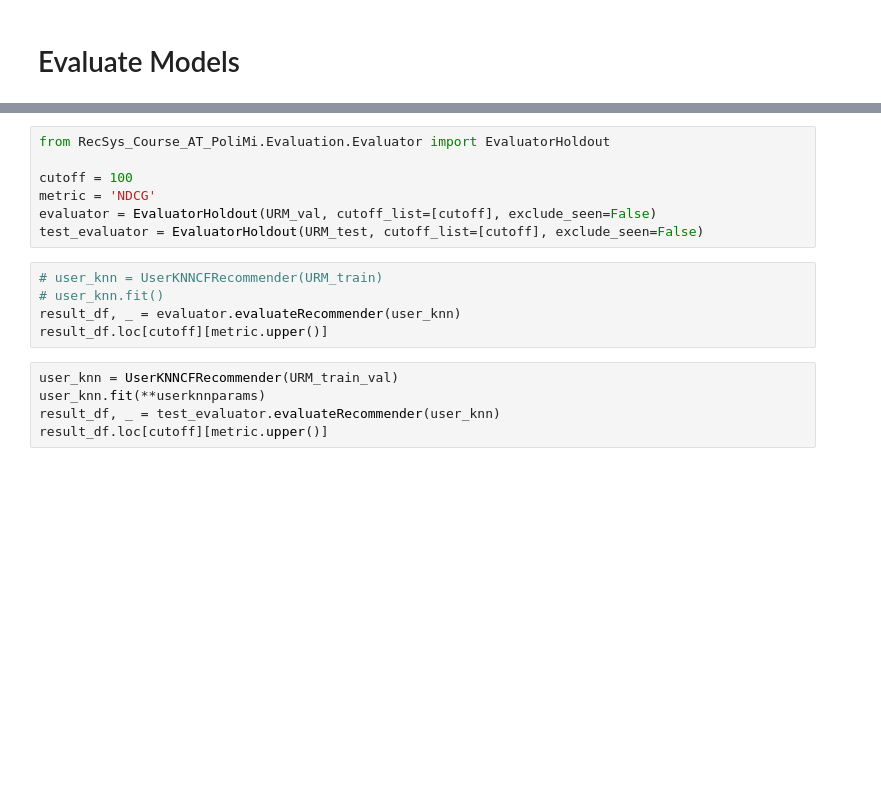
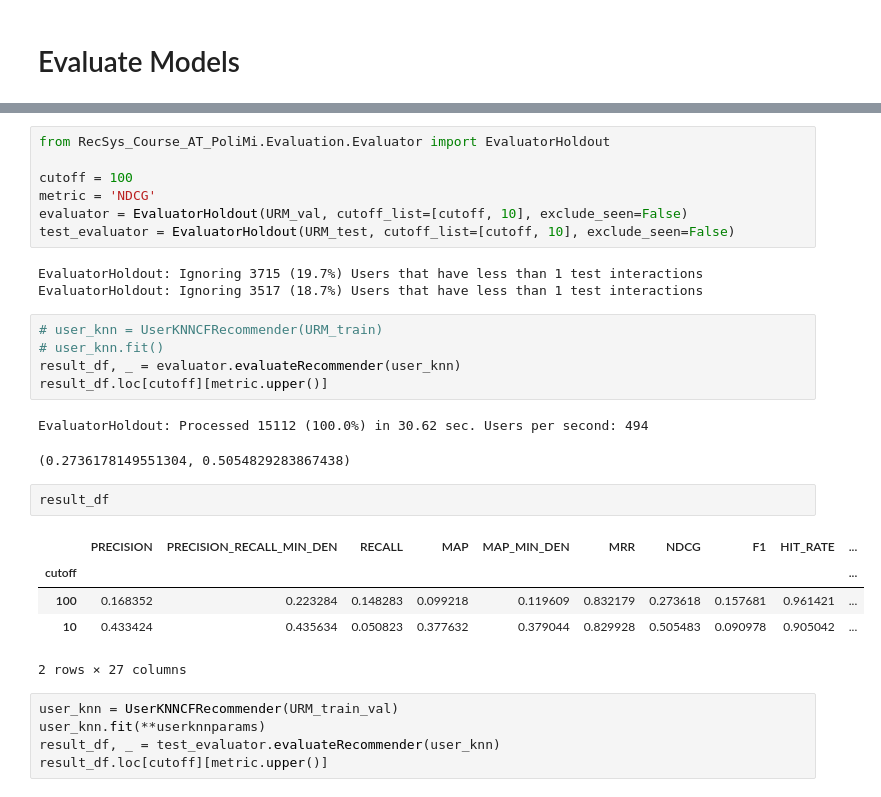
Before and after one commit to recsyspolimi/recsys-challenge-2024-ekstrabladet, a Jupyter notebook: notebooks/urm/urm_ner_train.ipynb, the cells around one changed output, grey strips where cells are left out. Cells and saved outputs as stored; diff of their text form; blank space fills up the shorter version.

```diff
--- a/notebooks/urm/urm_ner_train.ipynb
+++ b/notebooks/urm/urm_ner_train.ipynb
@@ -192,13 +201,27 @@ from RecSys_Course_AT_PoliMi.Evaluation.Evaluator import EvaluatorHoldout
 
 cutoff = 100
 metric = 'NDCG'
-evaluator = EvaluatorHoldout(URM_val, cutoff_list=[cutoff], exclude_seen=False)
-test_evaluator = EvaluatorHoldout(URM_test, cutoff_list=[cutoff], exclude_seen=False)
+evaluator = EvaluatorHoldout(URM_val, cutoff_list=[cutoff, 10], exclude_seen=False)
+test_evaluator = EvaluatorHoldout(URM_test, cutoff_list=[cutoff, 10], exclude_seen=False)
+# %% [output]
+EvaluatorHoldout: Ignoring 3715 (19.7%) Users that have less than 1 test interactions
+EvaluatorHoldout: Ignoring 3517 (18.7%) Users that have less than 1 test interactions
 # %%
 # user_knn = UserKNNCFRecommender(URM_train)
 # user_knn.fit()
 result_df, _ = evaluator.evaluateRecommender(user_knn)
 result_df.loc[cutoff][metric.upper()]
+# %% [output]
+EvaluatorHoldout: Processed 15112 (100.0%) in 30.62 sec. Users per second: 494
+(0.2736178149551304, 0.5054829283867438)
+# %%
+result_df
+# %% [output]
+|  | PRECISION | PRECISION_RECALL_MIN_DEN | RECALL | MAP | MAP_MIN_DEN | MRR | NDCG | F1 | HIT_RATE | ... |
+| cutoff |  |  |  |  |  |  |  |  |  | ... |
+| 100 | 0.168352 | 0.223284 | 0.148283 | 0.099218 | 0.119609 | 0.832179 | 0.273618 | 0.157681 | 0.961421 | ... |
+| 10 | 0.433424 | 0.435634 | 0.050823 | 0.377632 | 0.379044 | 0.829928 | 0.505483 | 0.090978 | 0.905042 | ... |
+2 rows × 27 columns
 # %%
 user_knn = UserKNNCFRecommender(URM_train_val)
 user_knn.fit(**userknnparams)
```
Also changed, not shown: parts of 1 cell of this notebook, 2 other files.
